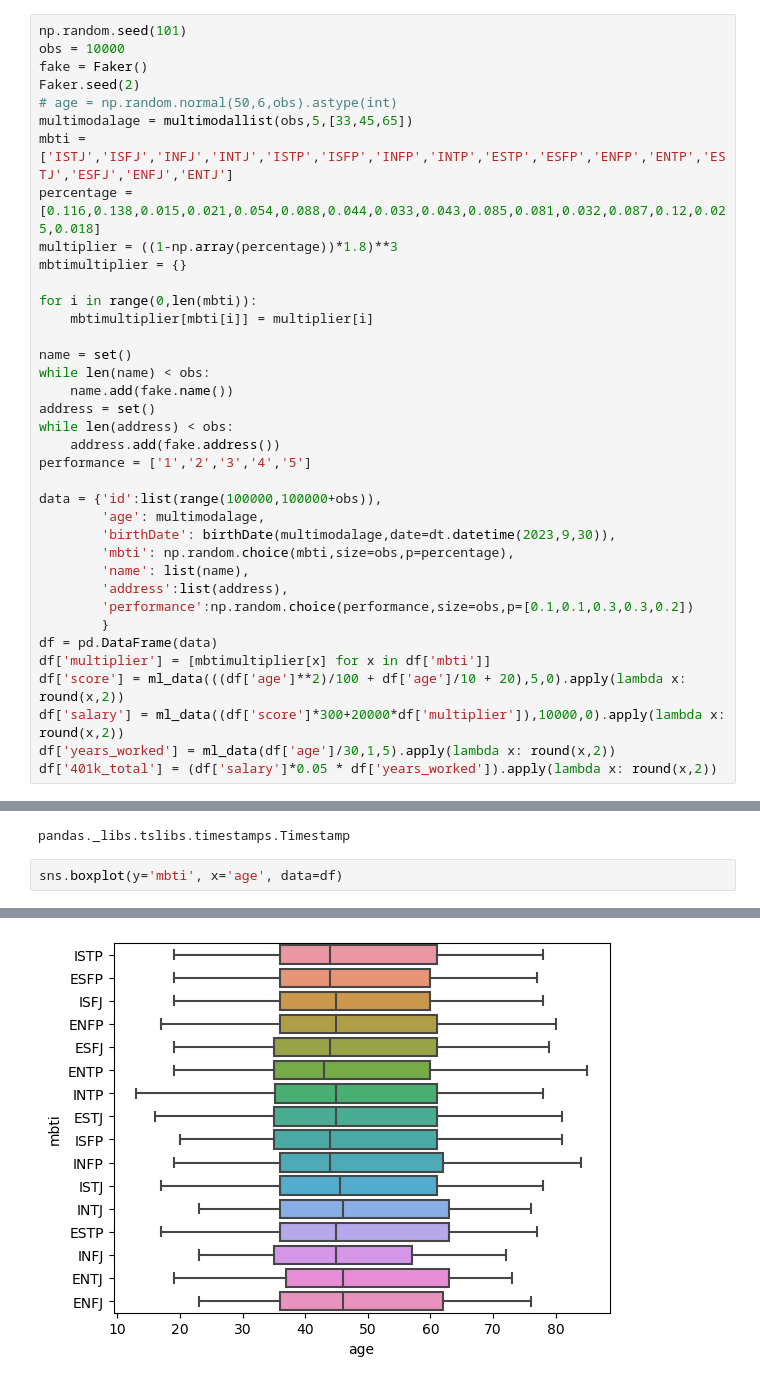
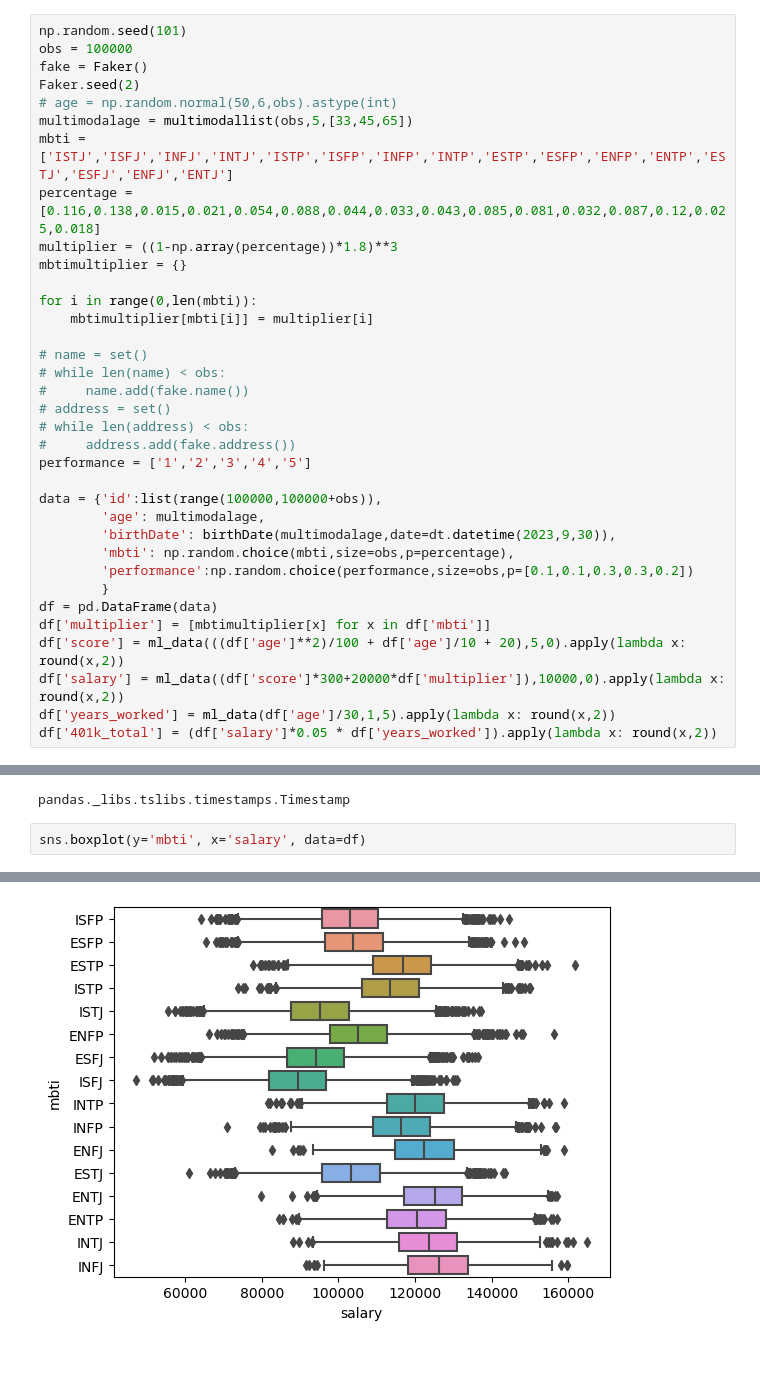
Before and after one commit to Alexr1239/Fictional_data, a Jupyter notebook: Cook_Fictional_Data_B.ipynb, the cells around one changed output, grey strips where cells are left out. Drawn from its saved outputs; the diff is of its cells as text.

```diff
--- a/Cook_Fictional_Data_B.ipynb
+++ b/Cook_Fictional_Data_B.ipynb
@@ -53,7 +54,7 @@ def ml_data(newColumn,std,mean):
 ### Data Dictionary
 # %%
 np.random.seed(101)
-obs = 10000
+obs = 100000
 fake = Faker()
 Faker.seed(2)
 # age = np.random.normal(50,6,obs).astype(int)
@@ -66,20 +67,18 @@ mbtimultiplier = {}
 for i in range(0,len(mbti)):
     mbtimultiplier[mbti[i]] = multiplier[i]
 
-name = set()
-while len(name) < obs:
-    name.add(fake.name())
-address = set()
-while len(address) < obs:
-    address.add(fake.address())
+# name = set()
+# while len(name) < obs:
+#     name.add(fake.name())
+# address = set()
+# while len(address) < obs:
+#     address.add(fake.address())
 performance = ['1','2','3','4','5']
 
 data = {'id':list(range(100000,100000+obs)),
         'age': multimodalage,
         'birthDate': birthDate(multimodalage,date=dt.datetime(2023,9,30)),
         'mbti': np.random.choice(mbti,size=obs,p=percentage),
-        'name': list(name),
-        'address':list(address),
         'performance':np.random.choice(performance,size=obs,p=[0.1,0.1,0.3,0.3,0.2])
         }
 df = pd.DataFrame(data)
@@ -240,5 +312,5 @@ type(df['birthDate'][0])
 # %% [output]
 pandas._libs.tslibs.timestamps.Timestamp
 # %%
-sns.boxplot(y='mbti', x='age', data=df)
+sns.boxplot(y='mbti', x='salary', data=df)
 # %% [output]
@@ -246 +318 @@ sns.boxplot(y='mbti', x='age', data=df)
-[figure, old version]
+[figure, new version]
```
Also changed, not shown: parts of 16 cells of this notebook.
